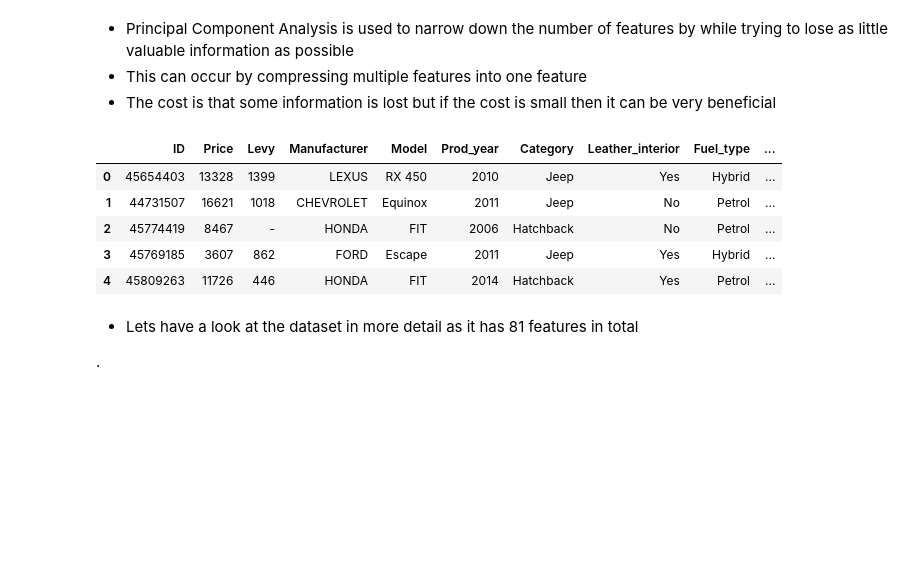
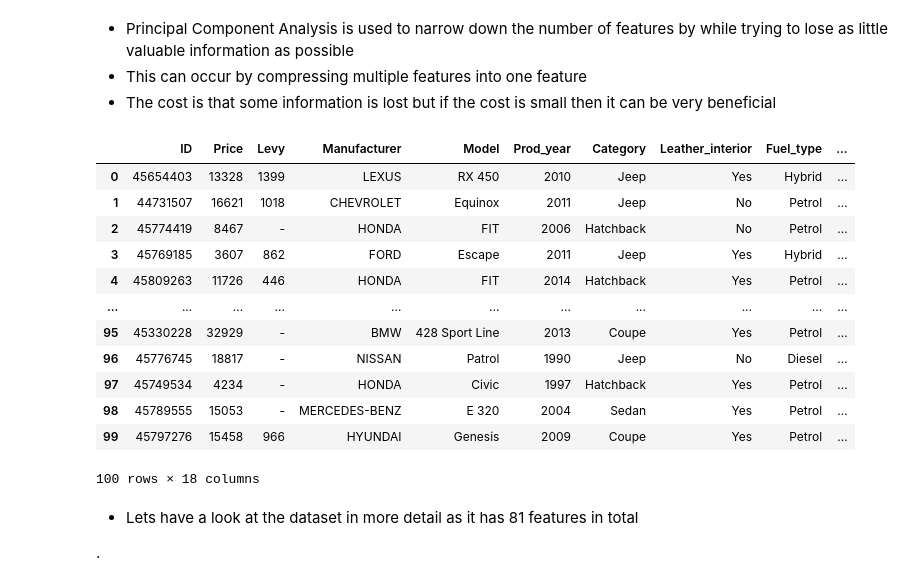
Before and after one commit to ConorDataHub/ML_Algorithm_Assignment, a Jupyter notebook: 9Principal Component Analysis.ipynb, the cells around one changed output. Cells and saved outputs as stored; diff of their text form; code cells hidden in the pictures; blank space fills up the shorter version.

```diff
--- a/9Principal Component Analysis.ipynb
+++ b/9Principal Component Analysis.ipynb
@@ -5,26 +5,29 @@
 - This can occur by compressing multiple features into one feature
 - The cost is that some information is lost but if the cost is small then it can be very beneficial
 # %%
-from sklearn.datasets import load_iris
-from sklearn.decomposition import PCA
-import pylab as pl
-from itertools import cycle
-from sklearn.preprocessing import StandardScaler
-import seaborn as sns
-import pandas as pd
-import matplotlib.pyplot as plt
+from sklearn.decomposition import PCA                           # import Principal component model from sklearn.deconposition library
+from sklearn.preprocessing import StandardScaler                # import Standard Scaler from sklearn.preprocessing library
+import pandas as pd                                             # import pandas for data frame manipulation
+import matplotlib.pyplot as plt                                 # import pyplot for plotting
 
 # sns.pairplot(dataset)                    # Plots all the features agains one another
 
-car_df = pd.read_csv("car_price.csv")        # Read CSV file
-car_df.head()                                 # Display head
+car_df = pd.read_csv("car_price.csv")                           # Read CSV file and assign values to car_df variable
+car_df.head(100)                                                # Display head - first 100 rows
 # %% [output]
 |  | ID | Price | Levy | Manufacturer | Model | Prod_year | Category | Leather_interior | Fuel_type | ... |
 | 0 | 45654403 | 13328 | 1399 | LEXUS | RX 450 | 2010 | Jeep | Yes | Hybrid | ... |
 | 1 | 44731507 | 16621 | 1018 | CHEVROLET | Equinox | 2011 | Jeep | No | Petrol | ... |
 | 2 | 45774419 | 8467 | - | HONDA | FIT | 2006 | Hatchback | No | Petrol | ... |
 | 3 | 45769185 | 3607 | 862 | FORD | Escape | 2011 | Jeep | Yes | Hybrid | ... |
 | 4 | 45809263 | 11726 | 446 | HONDA | FIT | 2014 | Hatchback | Yes | Petrol | ... |
+| ... | ... | ... | ... | ... | ... | ... | ... | ... | ... | ... |
+| 95 | 45330228 | 32929 | - | BMW | 428 Sport Line | 2013 | Coupe | Yes | Petrol | ... |
+| 96 | 45776745 | 18817 | - | NISSAN | Patrol | 1990 | Jeep | No | Diesel | ... |
+| 97 | 45749534 | 4234 | - | HONDA | Civic | 1997 | Hatchback | Yes | Petrol | ... |
+| 98 | 45789555 | 15053 | - | MERCEDES-BENZ | E 320 | 2004 | Sedan | Yes | Petrol | ... |
+| 99 | 45797276 | 15458 | 966 | HYUNDAI | Genesis | 2009 | Coupe | Yes | Petrol | ... |
+100 rows × 18 columns
 # %% [markdown]
 - Lets have a look at the dataset in more detail as it has 81 features in total
 
```
Also changed, not shown: parts of 17 cells of this notebook.
